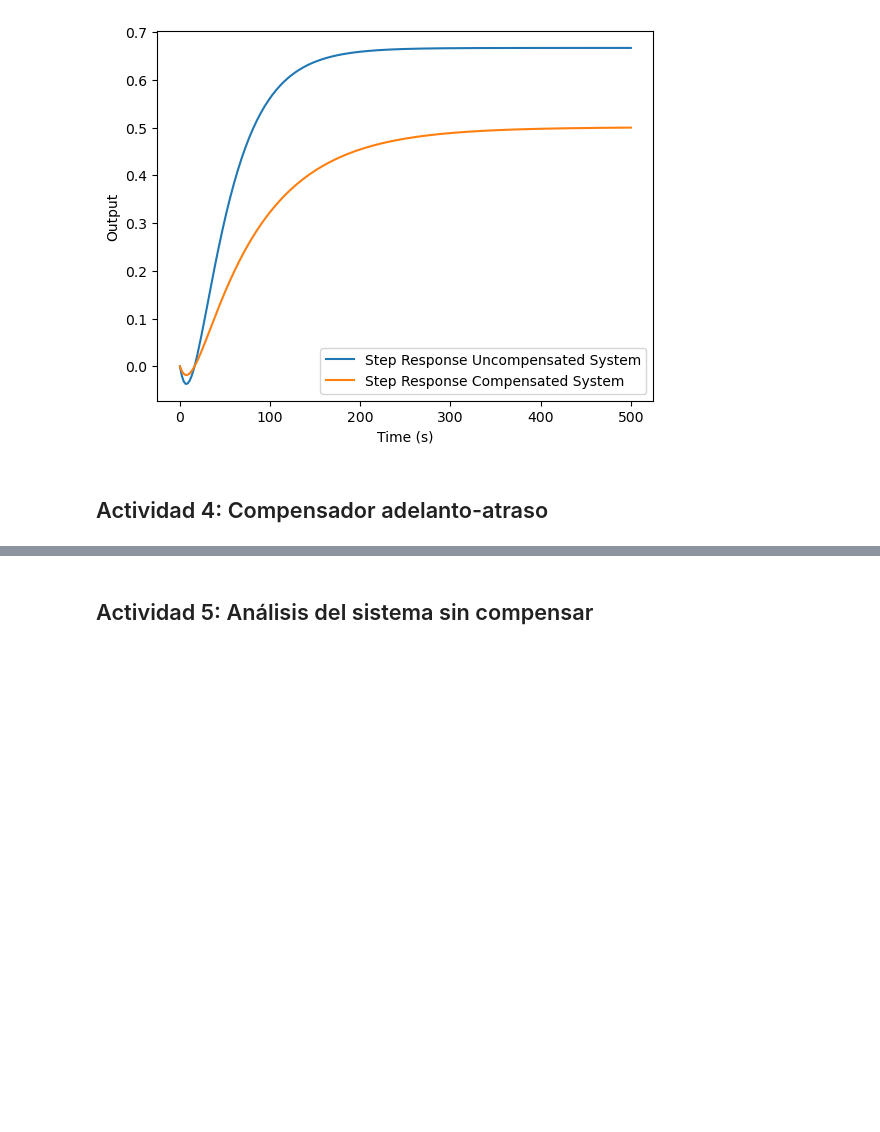
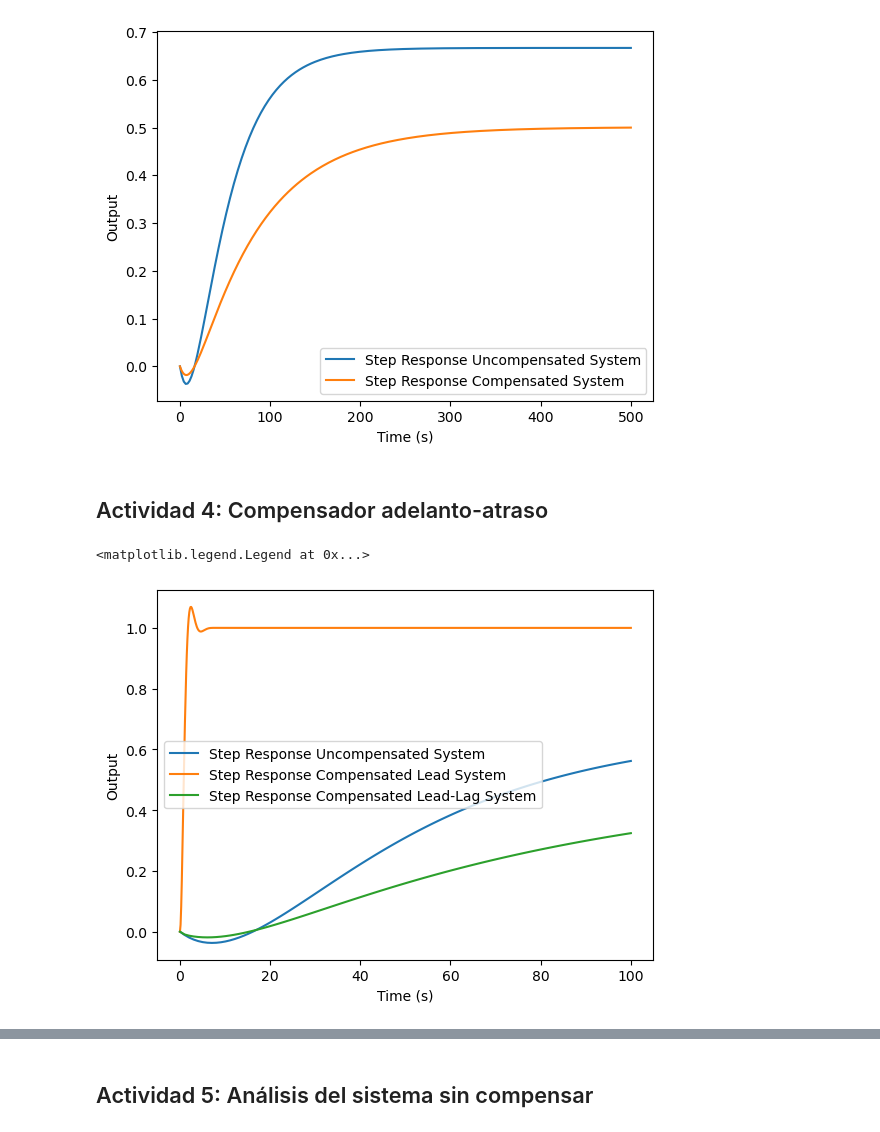
Before and after one commit to navalgoose4/SCL-2026I, a Jupyter notebook: TALLER_2_Compensadores/Taller_2_Solución.ipynb, the cells around one changed output, grey strips where cells are left out. Saved outputs shown, nothing was run; the diff lists cells and outputs as text; code cells hidden in the pictures; blank space fills up the shorter version.

```diff
--- a/TALLER_2_Compensadores/Taller_2_Solución.ipynb
+++ b/TALLER_2_Compensadores/Taller_2_Solución.ipynb
@@ -342,3 +349,20 @@ plt.legend()
 [figure]
 # %% [markdown]
 ## Actividad 4: Compensador adelanto-atraso
+# %%
+W_total = Gc * Clead * W
+
+T1, y = ct.step_response(ct.feedback(W,1), T = 100)
+T2, ycomp = ct.step_response(ct.feedback(Wcomp,1), T = 100)
+T3, ytotal = ct.step_response(ct.feedback(W_total,1), T = 100)
+
+plt.figure()
+plt.plot(T1,y,label = 'Step Response Uncompensated System')
+plt.plot(T2,ycomp,label = 'Step Response Compensated Lead System')
+plt.plot(T3,ytotal,label = 'Step Response Compensated Lead-Lag System')
+plt.xlabel('Time (s)')
+plt.ylabel('Output')
+plt.legend()
+# %% [output]
+<matplotlib.legend.Legend at 0x...>
+[figure, added]
```
Also changed, not shown: parts of 6 cells of this notebook.
